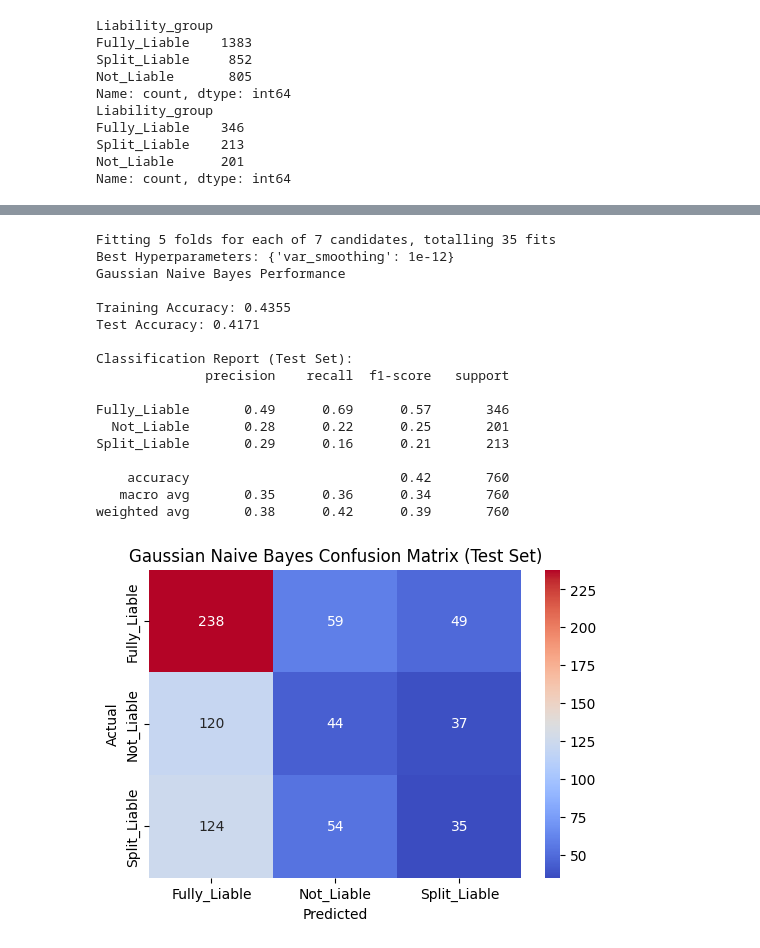
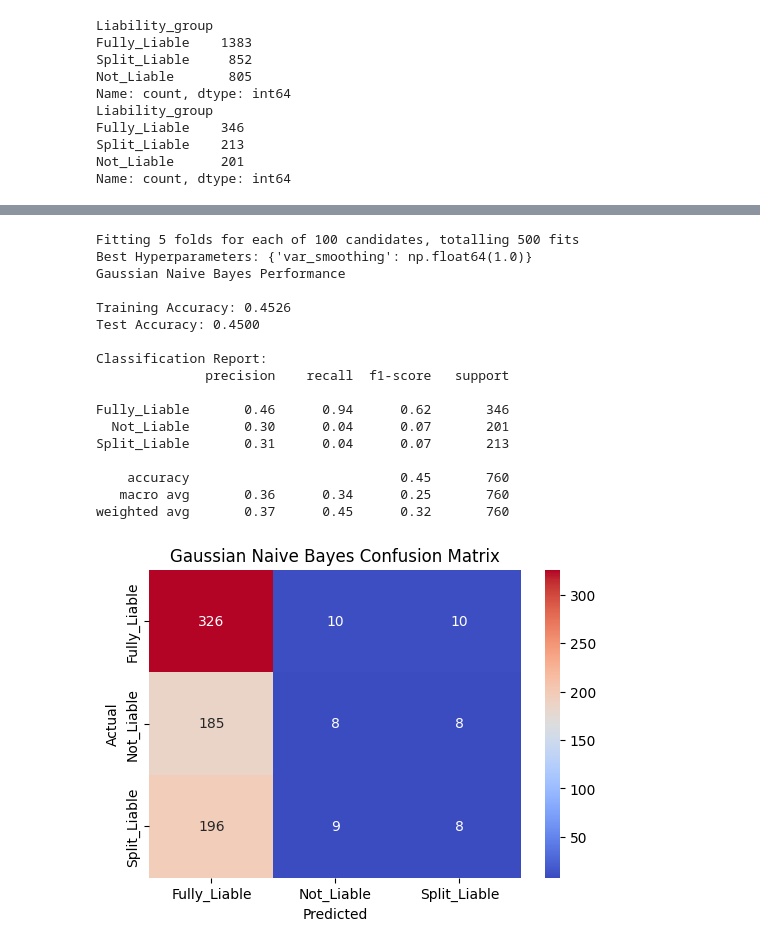
Before and after one commit to Nandana-Ajoy/Claims, a Jupyter notebook: notebooks/eda.ipynb, the cells around one changed output, grey strips where cells are left out. Saved outputs shown, nothing was run; the diff lists cells and outputs as text; code cells hidden in the pictures.

```diff
--- a/notebooks/eda.ipynb
+++ b/notebooks/eda.ipynb
@@ -157,9 +157,11 @@ for col in categ_cols:
     plt.figure(figsize=(8,4))
     sns.countplot(
         y=col,
+        hue=col,
         data=df,
         order=df[col].value_counts().index,
-        palette="Set1"
+        #palette="Set1"
+        legend=False
     )
     plt.title(f"{col} Frequency")
     plt.show()
@@ -194,7 +179,7 @@ target = "Liability_group"
 # %%
 for col in num_cols:
     plt.figure(figsize=(8,4))
-    sns.boxplot(x=target, y=col, data=df, palette="Set3")
+    sns.boxplot(x=target, y=col,hue=target, data=df, palette="Set3")
     plt.title(f"{col} vs {target}")
     plt.show()
 # %% [output]
@@ -428,24 +401,20 @@ Requirement already satisfied: six>=1.5 in c:\users\nandana\appdata\roaming\pyth
 Requirement already satisfied: joblib>=1.2.0 in c:\users\nandana\appdata\local\programs\python\python312\lib\site-packages (from scikit-learn->shap) (1.5.2)
 Requirement already satisfied: threadpoolctl>=3.1.0 in c:\users\nandana\appdata\local\programs\python\python312\lib\site-packages (from scikit-learn->shap) (3.6.0)
 # %%
-import numpy as np
-import pandas as pd
 from sklearn.naive_bayes import GaussianNB
 from sklearn.model_selection import cross_val_score, StratifiedKFold, GridSearchCV
 from sklearn.metrics import accuracy_score, classification_report, confusion_matrix
-import seaborn as sns
-import matplotlib.pyplot as plt
 
-gnb = GaussianNB()
+nb = GaussianNB()
 
 param_grid = {
-    'var_smoothing': [1e-12, 1e-11, 1e-10, 1e-9, 1e-8, 1e-7, 1e-6]
+    'var_smoothing': np.logspace(0,-9, num=100)
 }
 
 cv = StratifiedKFold(n_splits=5, shuffle=True, random_state=42)
 
 grid = GridSearchCV(
-    estimator=gnb,
+    estimator=nb,
     param_grid=param_grid,
     scoring='accuracy',
     cv=cv,
@@ -453,45 +422,45 @@ grid = GridSearchCV(
     verbose=1
 )
 
 grid.fit(X_train_scaled, y_train)
 
 print("Best Hyperparameters:", grid.best_params_)
 
 y_pred_train = grid.predict(X_train_scaled)
 y_pred_test = grid.predict(X_test_scaled)
 
 print("Gaussian Naive Bayes Performance\n")
 
 print(f"Training Accuracy: {accuracy_score(y_train, y_pred_train):.4f}")
 print(f"Test Accuracy: {accuracy_score(y_test, y_pred_test):.4f}\n")
 
-print("Classification Report (Test Set):")
+print("Classification Report:")
 print(classification_report(y_test, y_pred_test))
 
 cm = confusion_matrix(y_test, y_pred_test, labels=grid.classes_)
 plt.figure(figsize=(6,4))
 sns.heatmap(cm, annot=True, fmt='d', cmap='coolwarm', xticklabels=grid.classes_, yticklabels=grid.classes_)
 plt.xlabel("Predicted")
 plt.ylabel("Actual")
-plt.title("Gaussian Naive Bayes Confusion Matrix (Test Set)")
+plt.title("Gaussian Naive Bayes Confusion Matrix")
 plt.show()
 # %% [output]
-Fitting 5 folds for each of 7 candidates, totalling 35 fits
-Best Hyperparameters: {'var_smoothing': 1e-12}
+Fitting 5 folds for each of 100 candidates, totalling 500 fits
+Best Hyperparameters: {'var_smoothing': np.float64(1.0)}
 Gaussian Naive Bayes Performance
 
-Training Accuracy: 0.4355
-Test Accuracy: 0.4171
+Training Accuracy: 0.4526
+Test Accuracy: 0.4500
 
-Classification Report (Test Set):
+Classification Report:
               precision    recall  f1-score   support
 
-Fully_Liable       0.49      0.69      0.57       346
-  Not_Liable       0.28      0.22      0.25       201
-Split_Liable       0.29      0.16      0.21       213
+Fully_Liable       0.46      0.94      0.62       346
+  Not_Liable       0.30      0.04      0.07       201
+Split_Liable       0.31      0.04      0.07       213
 
-    accuracy                           0.42       760
-   macro avg       0.35      0.36      0.34       760
-weighted avg       0.38      0.42      0.39       760
+    accuracy                           0.45       760
+   macro avg       0.36      0.34      0.25       760
+weighted avg       0.37      0.45      0.32       760
-[figure, old version]
+[figure, new version]
 # %%
```
Also changed, not shown: parts of 8 cells of this notebook.
